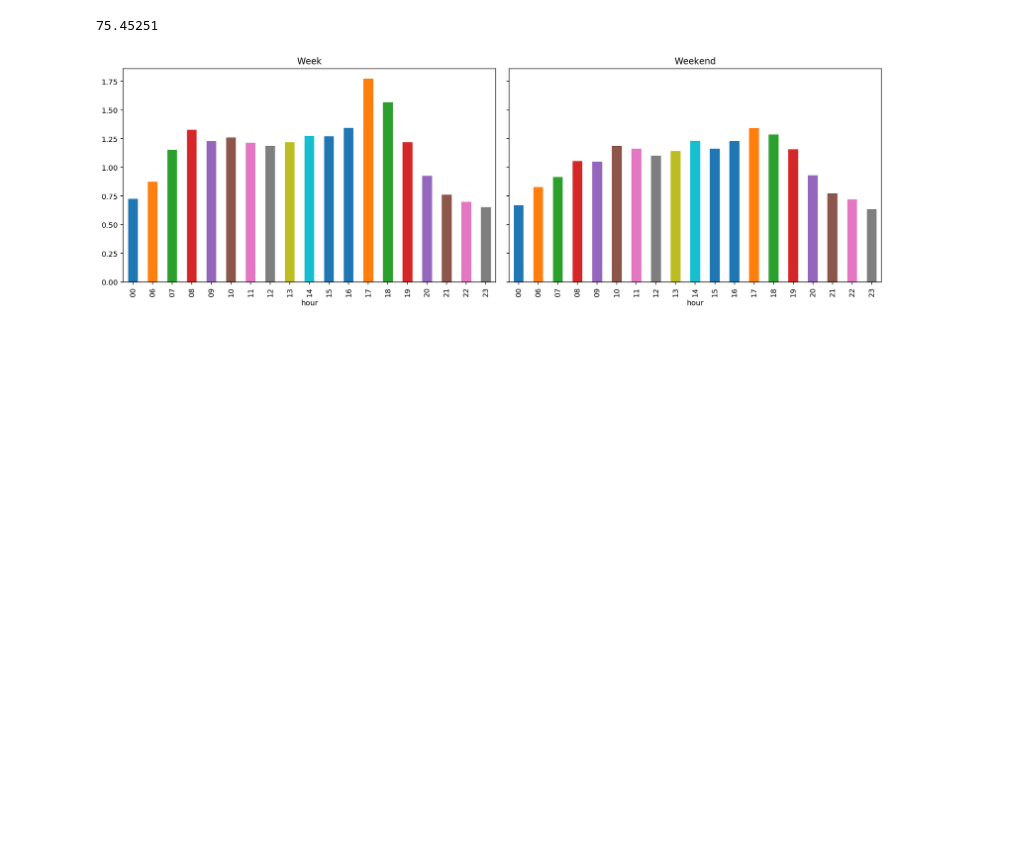
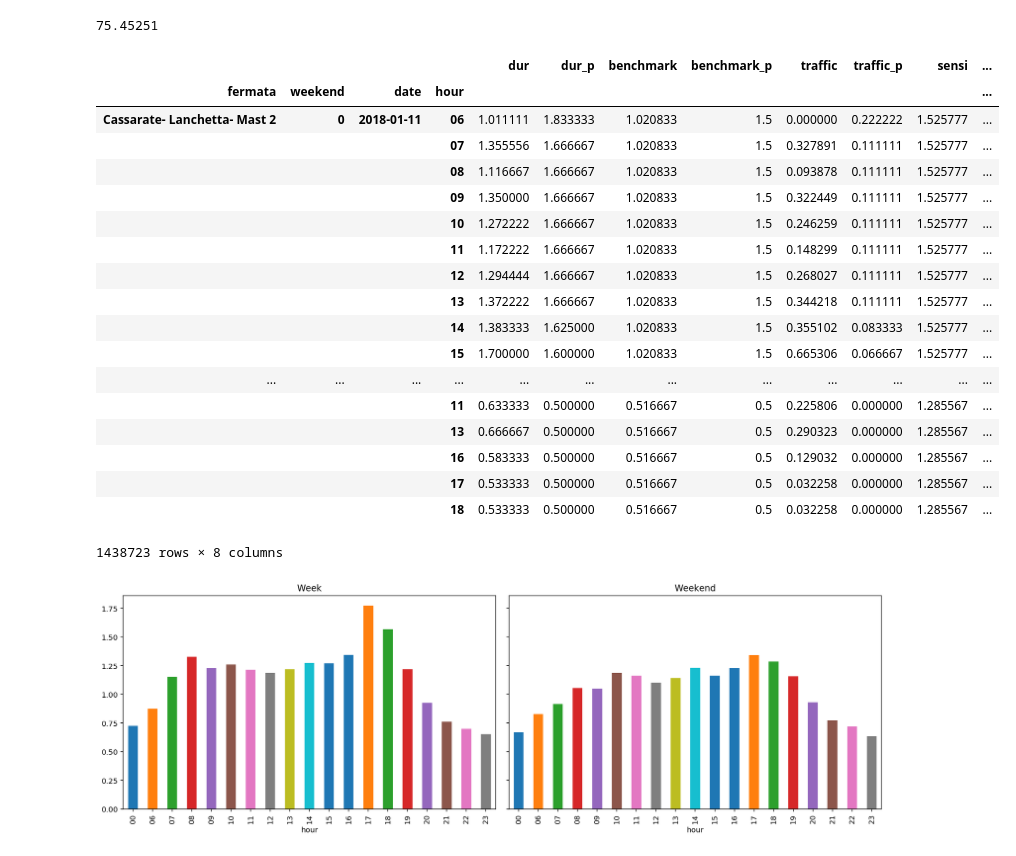
Before and after one commit to AlexandreBellas/USI-Hackathon-2019, a Jupyter notebook: data/analysis/TrafficJam Index.ipynb, the cells around one changed output. Cells and saved outputs as stored; diff of their text form; code cells hidden in the pictures; blank space fills up the shorter version.

```diff
--- a/data/analysis/TrafficJam Index.ipynb
+++ b/data/analysis/TrafficJam Index.ipynb
@@ -122,6 +122,28 @@ len(df)/10**5
 75.45251
 # %%
 res = pd.read_parquet("traffic.parquet")
+# %%
+res
+# %% [output]
+|  |  |  |  | dur | dur_p | benchmark | benchmark_p | traffic | traffic_p | sensi | ... |
+| fermata | weekend | date | hour |  |  |  |  |  |  |  | ... |
+| Cassarate- Lanchetta- Mast 2 | 0 | 2018-01-11 | 06 | 1.011111 | 1.833333 | 1.020833 | 1.5 | 0.000000 | 0.222222 | 1.525777 | ... |
+|  |  |  | 07 | 1.355556 | 1.666667 | 1.020833 | 1.5 | 0.327891 | 0.111111 | 1.525777 | ... |
+|  |  |  | 08 | 1.116667 | 1.666667 | 1.020833 | 1.5 | 0.093878 | 0.111111 | 1.525777 | ... |
+|  |  |  | 09 | 1.350000 | 1.666667 | 1.020833 | 1.5 | 0.322449 | 0.111111 | 1.525777 | ... |
+|  |  |  | 10 | 1.272222 | 1.666667 | 1.020833 | 1.5 | 0.246259 | 0.111111 | 1.525777 | ... |
+|  |  |  | 11 | 1.172222 | 1.666667 | 1.020833 | 1.5 | 0.148299 | 0.111111 | 1.525777 | ... |
+|  |  |  | 12 | 1.294444 | 1.666667 | 1.020833 | 1.5 | 0.268027 | 0.111111 | 1.525777 | ... |
+|  |  |  | 13 | 1.372222 | 1.666667 | 1.020833 | 1.5 | 0.344218 | 0.111111 | 1.525777 | ... |
+|  |  |  | 14 | 1.383333 | 1.625000 | 1.020833 | 1.5 | 0.355102 | 0.083333 | 1.525777 | ... |
+|  |  |  | 15 | 1.700000 | 1.600000 | 1.020833 | 1.5 | 0.665306 | 0.066667 | 1.525777 | ... |
+| ... | ... | ... | ... | ... | ... | ... | ... | ... | ... | ... | ... |
+|  |  |  | 11 | 0.633333 | 0.500000 | 0.516667 | 0.5 | 0.225806 | 0.000000 | 1.285567 | ... |
+|  |  |  | 13 | 0.666667 | 0.500000 | 0.516667 | 0.5 | 0.290323 | 0.000000 | 1.285567 | ... |
+|  |  |  | 16 | 0.583333 | 0.500000 | 0.516667 | 0.5 | 0.129032 | 0.000000 | 1.285567 | ... |
+|  |  |  | 17 | 0.533333 | 0.500000 | 0.516667 | 0.5 | 0.032258 | 0.000000 | 1.285567 | ... |
+|  |  |  | 18 | 0.533333 | 0.500000 | 0.516667 | 0.5 | 0.032258 | 0.000000 | 1.285567 | ... |
+1438723 rows × 8 columns
 # %%
 #ds = ds[ds['indirizzo']=='Paradiso- Riva Paradiso- Mast 1']
 
```
